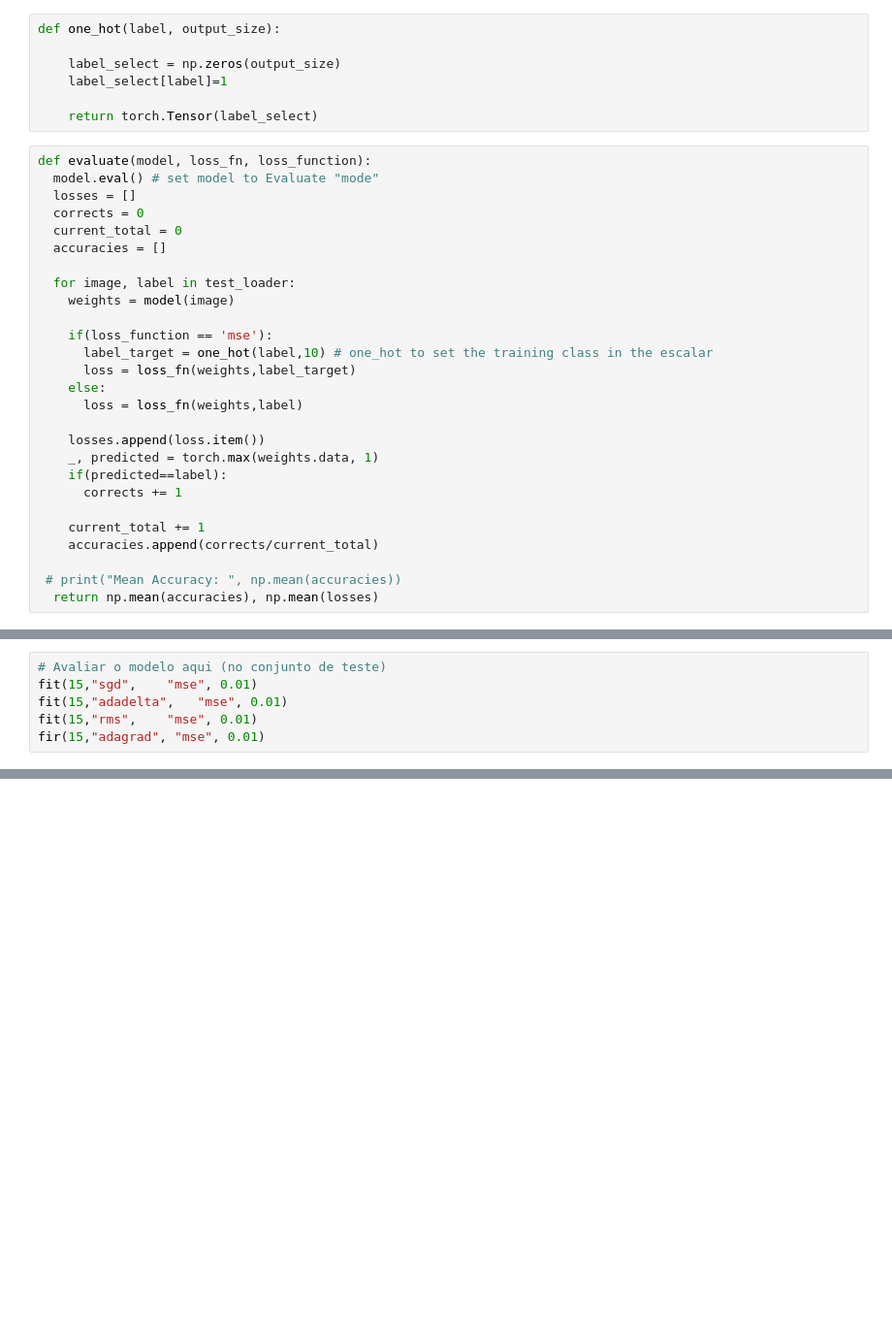
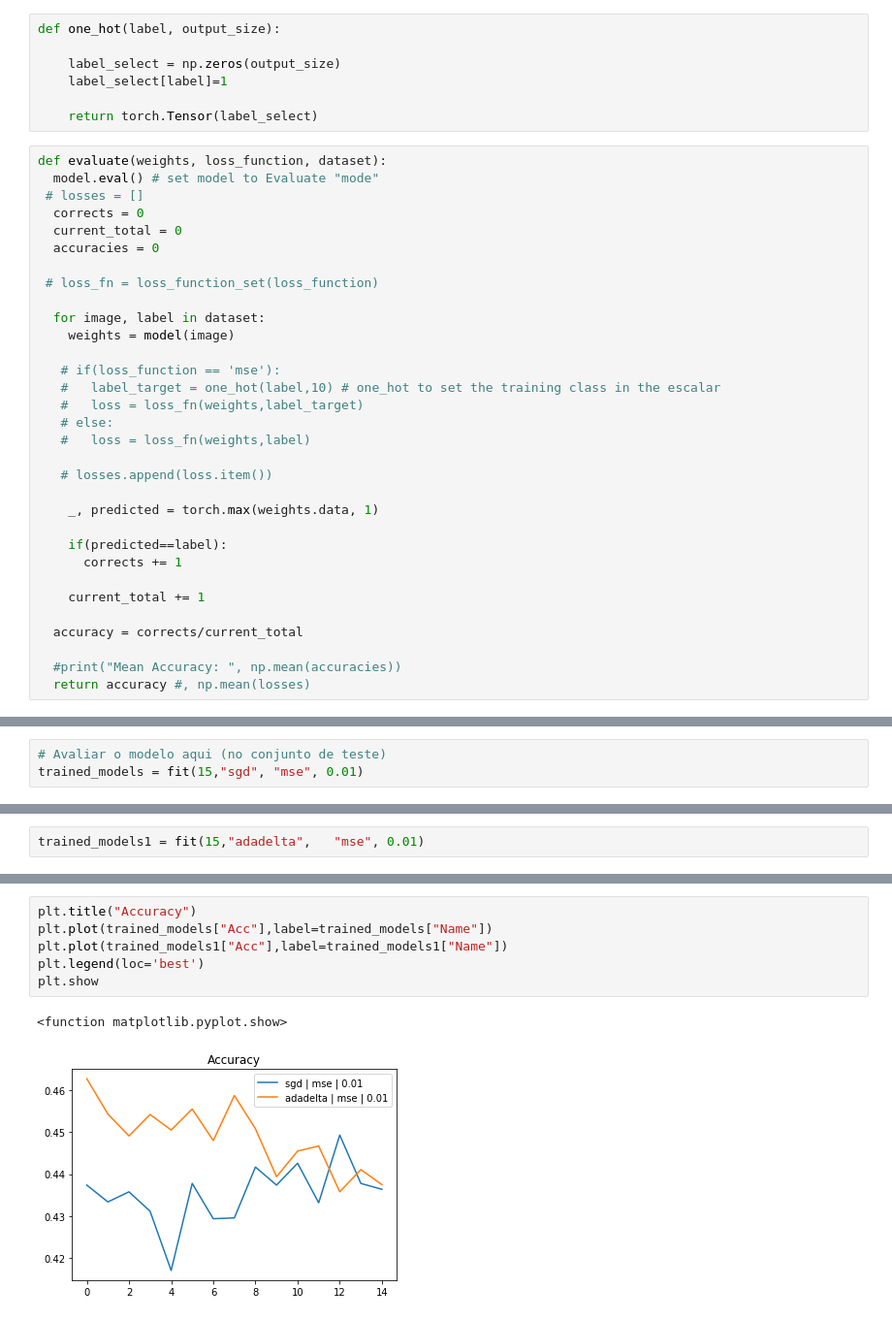
Before and after one commit to dwahast/Deep-Learning, a Jupyter notebook: MLP_PyTorch.ipynb, the cells around one changed output, grey strips where cells are left out. Shown at 97% size. Cells and saved outputs as stored; diff of their text form; blank space fills up the shorter version.

```diff
--- a/MLP_PyTorch.ipynb
+++ b/MLP_PyTorch.ipynb
@@ -131,32 +129,37 @@ def one_hot(label, output_size):
 
     return torch.Tensor(label_select)
 # %%
-def evaluate(model, loss_fn, loss_function):
+def evaluate(weights, loss_function, dataset):
   model.eval() # set model to Evaluate "mode"
-  losses = []
+ # losses = []
   corrects = 0
   current_total = 0
-  accuracies = []
+  accuracies = 0
 
-  for image, label in test_loader:
+ # loss_fn = loss_function_set(loss_function)
+
+  for image, label in dataset:
     weights = model(image)
 
-    if(loss_function == 'mse'):
-      label_target = one_hot(label,10) # one_hot to set the training class in the escalar
-      loss = loss_fn(weights,label_target)
-    else:
-      loss = loss_fn(weights,label)
+   # if(loss_function == 'mse'):
+   #   label_target = one_hot(label,10) # one_hot to set the training class in the escalar
+   #   loss = loss_fn(weights,label_target)
+   # else:
+   #   loss = loss_fn(weights,label)
 
-    losses.append(loss.item())
+   # losses.append(loss.item())
+
     _, predicted = torch.max(weights.data, 1)
+
     if(predicted==label):
       corrects += 1
 
     current_total += 1
-    accuracies.append(corrects/current_total)
 
- # print("Mean Accuracy: ", np.mean(accuracies))
-  return np.mean(accuracies), np.mean(losses)
+  accuracy = corrects/current_total
+
+  #print("Mean Accuracy: ", np.mean(accuracies))
+  return accuracy #, np.mean(losses)
 # %%
 # Realizar o treinamento aqui
 def fit(epochs, optimizer_method, loss_function, learning_rate):
@@ -204,7 +223,4 @@ def fit(epochs, optimizer_method, loss_function, learning_rate):
 # %%
 # Avaliar o modelo aqui (no conjunto de teste)
-fit(15,"sgd",    "mse", 0.01)
-fit(15,"adadelta",   "mse", 0.01)
-fit(15,"rms",    "mse", 0.01)
-fir(15,"adagrad", "mse", 0.01)
+trained_models = fit(15,"sgd", "mse", 0.01)
 # %% [output]
@@ -211,0 +243,2 @@ KeyboardInterrupt: ignored
+# %%
+trained_models1 = fit(15,"adadelta",   "mse", 0.01)
@@ -211,0 +262,9 @@ KeyboardInterrupt: ignored
+# %%
+plt.title("Accuracy")
+plt.plot(trained_models["Acc"],label=trained_models["Name"])
+plt.plot(trained_models1["Acc"],label=trained_models1["Name"])
+plt.legend(loc='best')
+plt.show
+# %% [output]
+<function matplotlib.pyplot.show>
+[figure, added]
```
Also changed, not shown: parts of 7 cells of this notebook.
